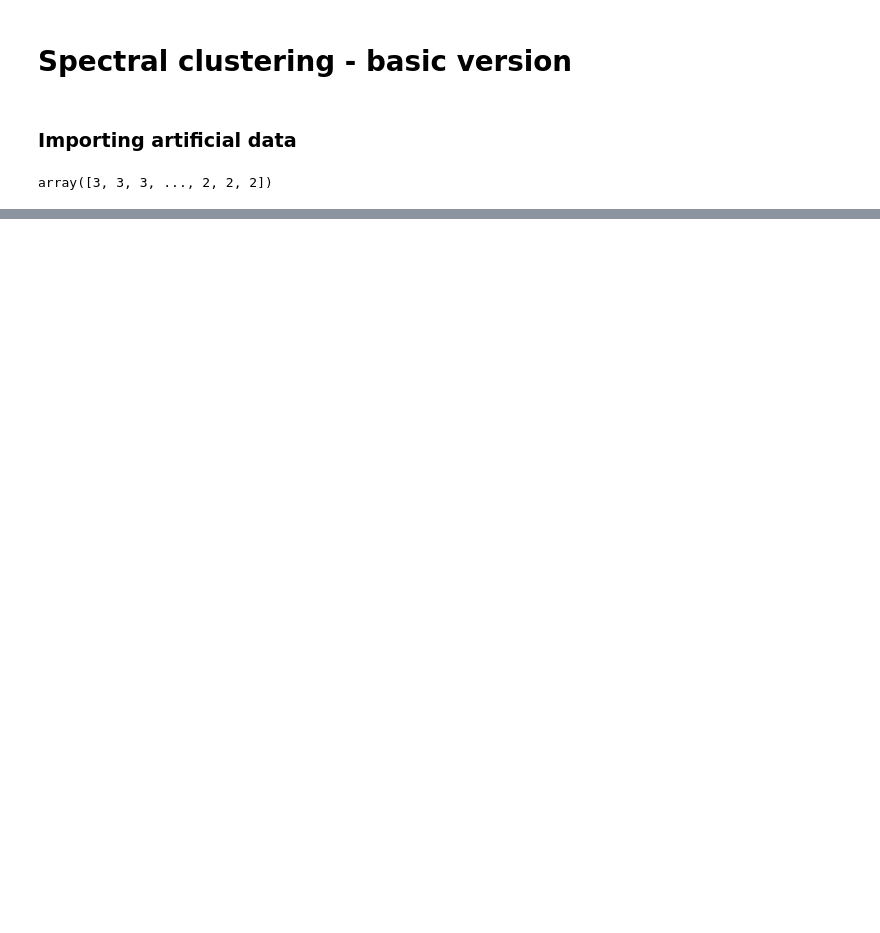
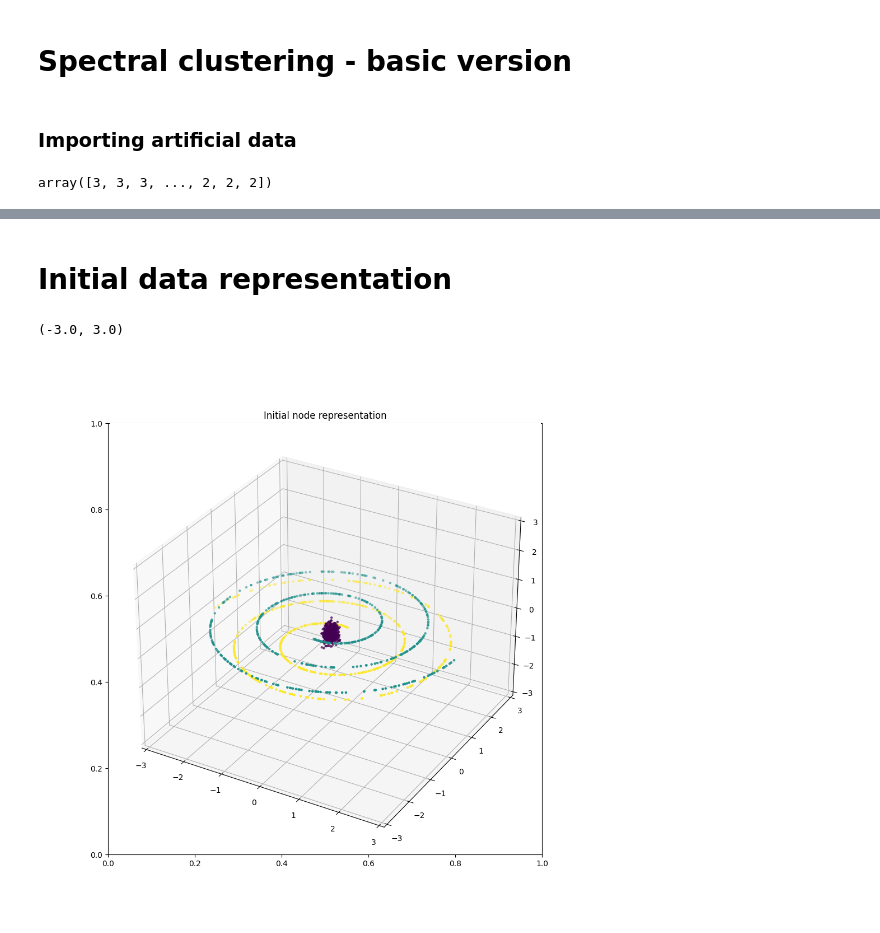
Before and after one commit to WronaPatryk/MLonGraphs, a Jupyter notebook: Project1/spectral_clustering_basic.ipynb, the cells around one changed output, grey strips where cells are left out. Cells and saved outputs as stored; diff of their text form; code cells hidden in the pictures; blank space fills up the shorter version.

```diff
--- a/Project1/spectral_clustering_basic.ipynb
+++ b/Project1/spectral_clustering_basic.ipynb
@@ -106,0 +287,2 @@ AR(spectral_labels, labels[0])
+# %% [markdown]
+# Initial data representation
@@ -106,0 +291,21 @@ AR(spectral_labels, labels[0])
+# %%
+fig, ax = plt.subplots(1, 1)
+fig.set_size_inches(10,10,10)
+
+ms2 = np.flip(ms)
+
+
+
+ax = fig.add_subplot(111, projection='3d')
+ax.clear()
+
+ax.scatter(X[:,0], X[:,1], X[:,2], marker='.', c = labels[0])
+
+ax.set_title("Initial node representation")
+
+ax.set_xlim([-3, 3])
+ax.set_ylim([-3, 3])
+ax.set_zlim([-3, 3])
+# %% [output]
+(-3.0, 3.0)
+[figure, added]
```
Also changed, not shown: parts of 19 cells of this notebook.
